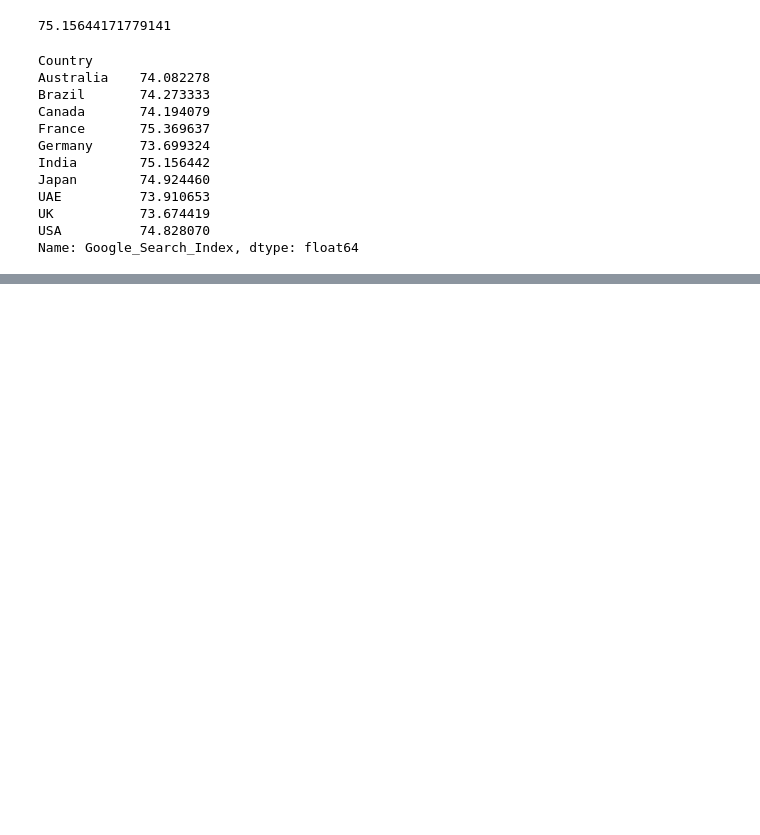
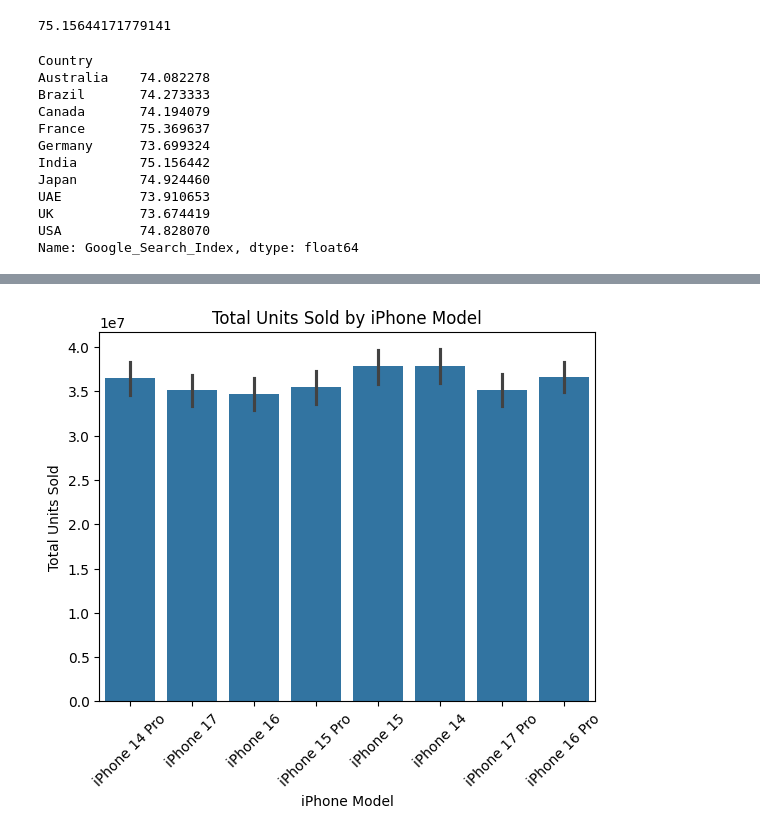
Before and after one commit to sivareddy-001/Data-Analyst-Intern, a Jupyter notebook: .dist/Iphone sales data.ipynb, the cells around one changed output, grey strips where cells are left out. Cells and saved outputs as stored; diff of their text form; code cells hidden in the pictures; blank space fills up the shorter version.

```diff
--- a/.dist/Iphone sales data.ipynb
+++ b/.dist/Iphone sales data.ipynb
@@ -119,0 +129,13 @@ Name: Google_Search_Index, dtype: float64
+# %%
+# Convert Date column to datetime
+df['Date'] = pd.to_datetime(df['Date'])
+# %%
+plt.figure()
+sns.barplot(data=df, x='iPhone_Model_Name', y='Units_Sold', estimator=sum)
+plt.xticks(rotation=45)
+plt.title("Total Units Sold by iPhone Model")
+plt.xlabel("iPhone Model")
+plt.ylabel("Total Units Sold")
+plt.show()
+# %% [output]
+[figure, added]
```
Also changed, not shown: parts of 14 cells of this notebook, 1 other file.
